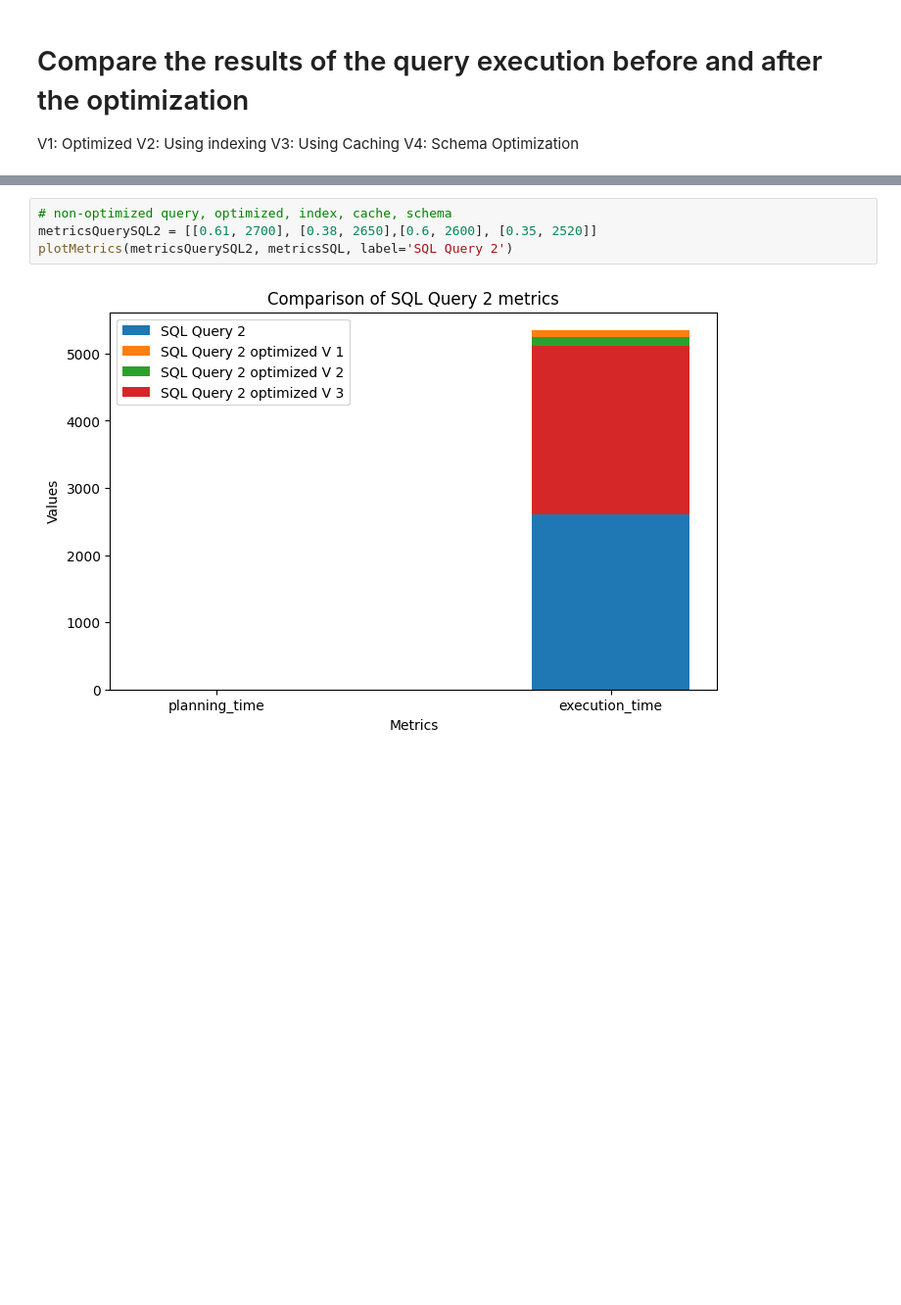
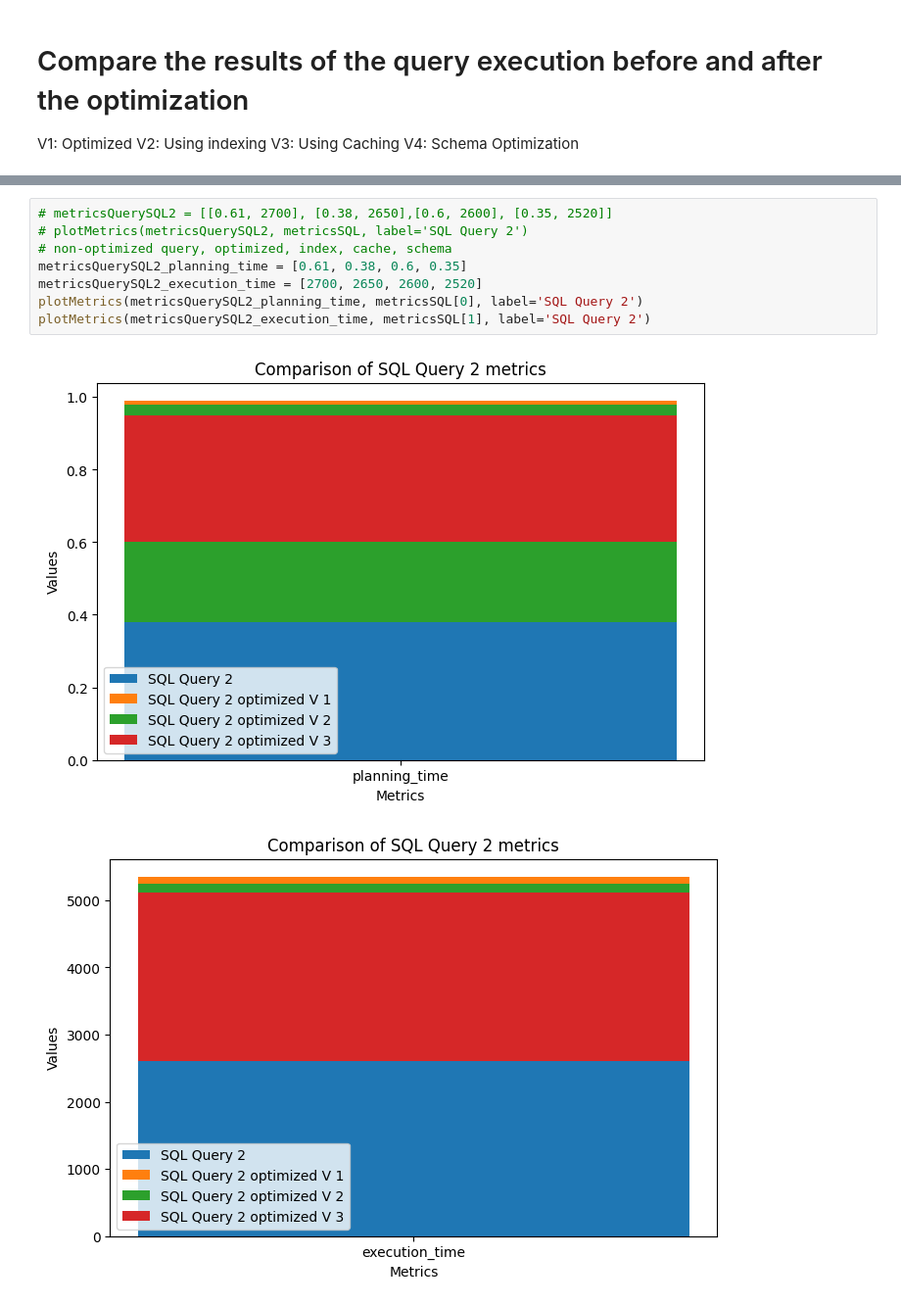
Before and after one commit to Mostafa-wael/Database-Tuning, a Jupyter notebook: results/results.ipynb, the cells around one changed output, grey strips where cells are left out. Shown at 98% size. Saved outputs shown, nothing was run; the diff lists cells and outputs as text; blank space fills up the shorter version.

```diff
--- a/results/results.ipynb
+++ b/results/results.ipynb
@@ -44,7 +51,12 @@ plotMetrics(metricsQuerySQL1, metricsSQL, label='SQL Query 1')
 # %%
+# metricsQuerySQL2 = [[0.61, 2700], [0.38, 2650],[0.6, 2600], [0.35, 2520]]
+# plotMetrics(metricsQuerySQL2, metricsSQL, label='SQL Query 2')
 # non-optimized query, optimized, index, cache, schema
-metricsQuerySQL2 = [[0.61, 2700], [0.38, 2650],[0.6, 2600], [0.35, 2520]]
-plotMetrics(metricsQuerySQL2, metricsSQL, label='SQL Query 2')
+metricsQuerySQL2_planning_time = [0.61, 0.38, 0.6, 0.35]
+metricsQuerySQL2_execution_time = [2700, 2650, 2600, 2520]
+plotMetrics(metricsQuerySQL2_planning_time, metricsSQL[0], label='SQL Query 2')
+plotMetrics(metricsQuerySQL2_execution_time, metricsSQL[1], label='SQL Query 2')
 # %% [output]
-[figure, old version]
+[figure, new version]
+[figure, added]
 # %%
```
Also changed, not shown: parts of 4 cells of this notebook.
